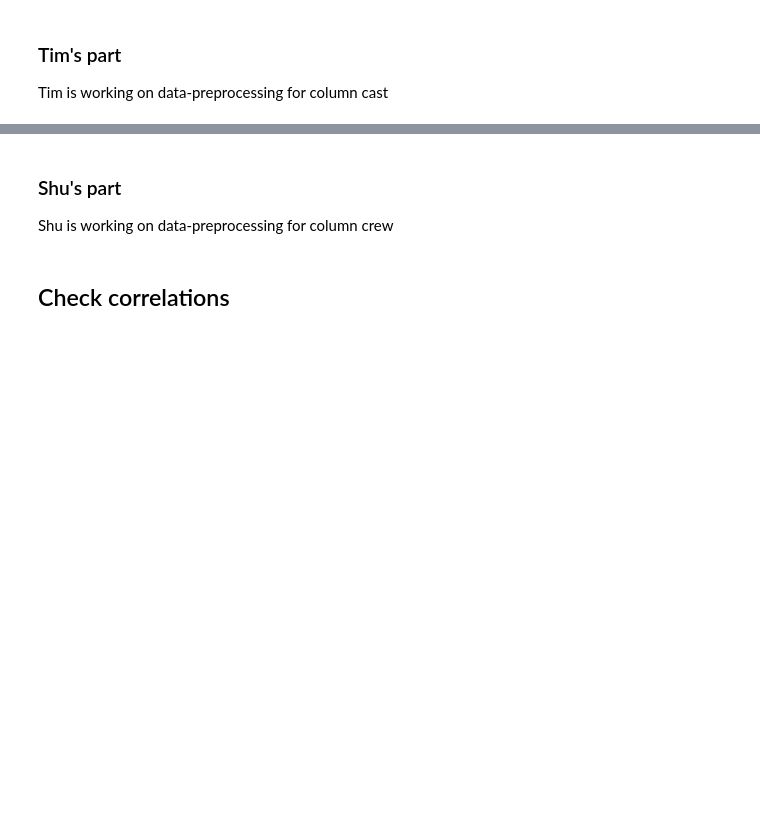
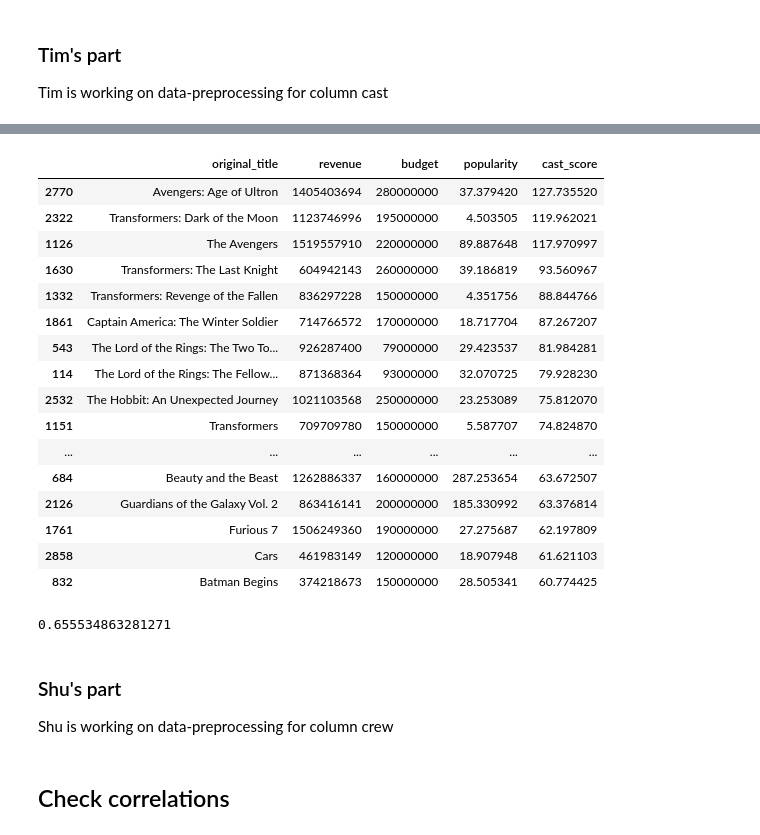
Before and after one commit to z5219951/revenue, a Jupyter notebook: data_preprocessing.ipynb, the cells around one changed output, grey strips where cells are left out. Drawn from its saved outputs; the diff is of its cells as text; code cells hidden in the pictures; blank space fills up the shorter version.

Commit message:
Finished cast processing

```diff
--- a/data_preprocessing.ipynb
+++ b/data_preprocessing.ipynb
@@ -632,0 +679,18 @@ KeyboardInterrupt:
+# %%
+# Convert to list
+cast_rev = []
+for key, value in sorted_cast_by_revenue.items():
+    temp = [key, value]
+    cast_rev.append(temp)
+# %%
+# Multiply by frequency and then divide by largest revenue
+largest_rev = cast_rev[0][1]
+for cast in cast_rev:
+    cast[1] *= cast_freq[cast[0]]
+    cast[1] /= largest_rev
+# %%
+# Convert back to dict
+dict_cast = dict()
+for cast in cast_rev:
+    dict_cast[cast[0]] = cast[1]
+dict_cast
@@ -633,3 +715,43 @@ KeyboardInterrupt:
+# %%
+# Add a new column to training data which includes the score of each movie based on cast
+# This score is simply the sum of the values of each cast
+
+def get_cast_score(cell):
+    cast_score = 0
+    if isinstance(cell, list):
+        for cast in cell:
+            cast_score += dict_cast[cast]
+    return cast_score
+
+train['cast_score'] = train['cast'].map(get_cast_score)
+# %%
+# Check. As you can see, the metric does an ok job, but it is not perfect.
+check = train.sort_values(by=['cast_score'], ascending=False)
+check[['original_title', 'revenue', 'budget', 'popularity', 'cast_score']].head(20)
+# %% [output]
+|  | original_title | revenue | budget | popularity | cast_score |
+| 2770 | Avengers: Age of Ultron | 1405403694 | 280000000 | 37.379420 | 127.735520 |
+| 2322 | Transformers: Dark of the Moon | 1123746996 | 195000000 | 4.503505 | 119.962021 |
+| 1126 | The Avengers | 1519557910 | 220000000 | 89.887648 | 117.970997 |
+| 1630 | Transformers: The Last Knight | 604942143 | 260000000 | 39.186819 | 93.560967 |
+| 1332 | Transformers: Revenge of the Fallen | 836297228 | 150000000 | 4.351756 | 88.844766 |
+| 1861 | Captain America: The Winter Soldier | 714766572 | 170000000 | 18.717704 | 87.267207 |
+| 543 | The Lord of the Rings: The Two To... | 926287400 | 79000000 | 29.423537 | 81.984281 |
+| 114 | The Lord of the Rings: The Fellow... | 871368364 | 93000000 | 32.070725 | 79.928230 |
+| 2532 | The Hobbit: An Unexpected Journey | 1021103568 | 250000000 | 23.253089 | 75.812070 |
+| 1151 | Transformers | 709709780 | 150000000 | 5.587707 | 74.824870 |
+| ... | ... | ... | ... | ... | ... |
+| 684 | Beauty and the Beast | 1262886337 | 160000000 | 287.253654 | 63.672507 |
+| 2126 | Guardians of the Galaxy Vol. 2 | 863416141 | 200000000 | 185.330992 | 63.376814 |
+| 1761 | Furious 7 | 1506249360 | 190000000 | 27.275687 | 62.197809 |
+| 2858 | Cars | 461983149 | 120000000 | 18.907948 | 61.621103 |
+| 832 | Batman Begins | 374218673 | 150000000 | 28.505341 | 60.774425 |
+# %%
+# See how well this new metric works (higher is better)
+train['cast_score'].corr(train['revenue'])
+# 0.655534863281271 (not bad, but not as good as budget which was ~0.75)
+# %% [output]
+0.655534863281271
 # %% [markdown]
 ### Shu's part
 Shu is working on data-preprocessing for column crew
```
Also changed, not shown: parts of 15 cells of this notebook.
